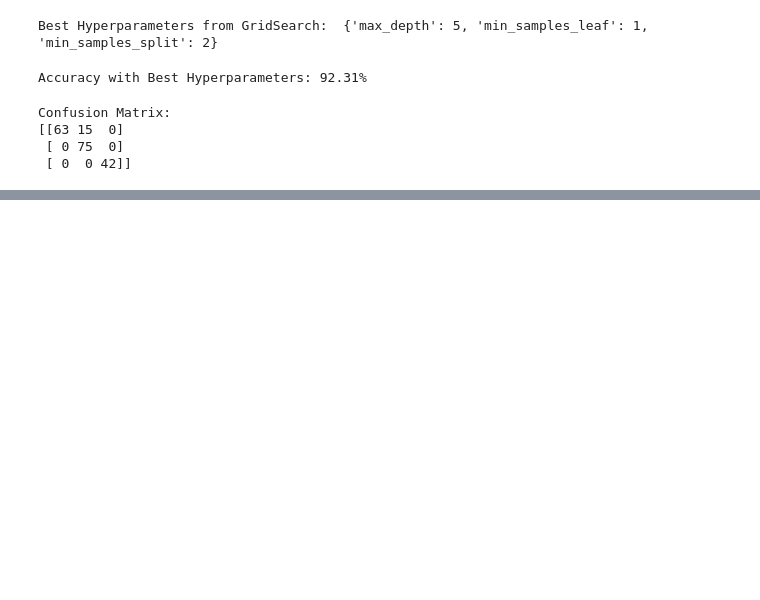
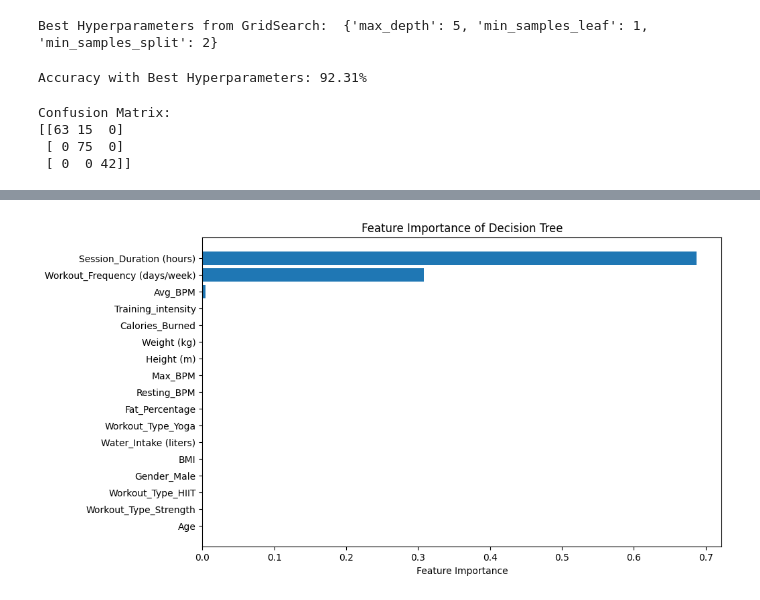
Before and after one commit to AriqF1/dataMining, a Jupyter notebook: eksperimenTA.ipynb, the cells around one changed output, grey strips where cells are left out. Saved outputs shown, nothing was run; the diff lists cells and outputs as text; code cells hidden in the pictures; blank space fills up the shorter version.

```diff
--- a/eksperimenTA.ipynb
+++ b/eksperimenTA.ipynb
@@ -252,0 +295,12 @@ Confusion Matrix:
+# %%
+# Menampilkan feature importance dari decision tree
+feature_importances = best_model.feature_importances_
+sorted_idx = feature_importances.argsort()
+
+plt.figure(figsize=(10, 6))
+plt.barh(X.columns[sorted_idx], feature_importances[sorted_idx])
+plt.xlabel('Feature Importance')
+plt.title('Feature Importance of Decision Tree')
+plt.show()
+# %% [output]
+[figure, added]
```
Also changed, not shown: parts of 7 cells of this notebook.
